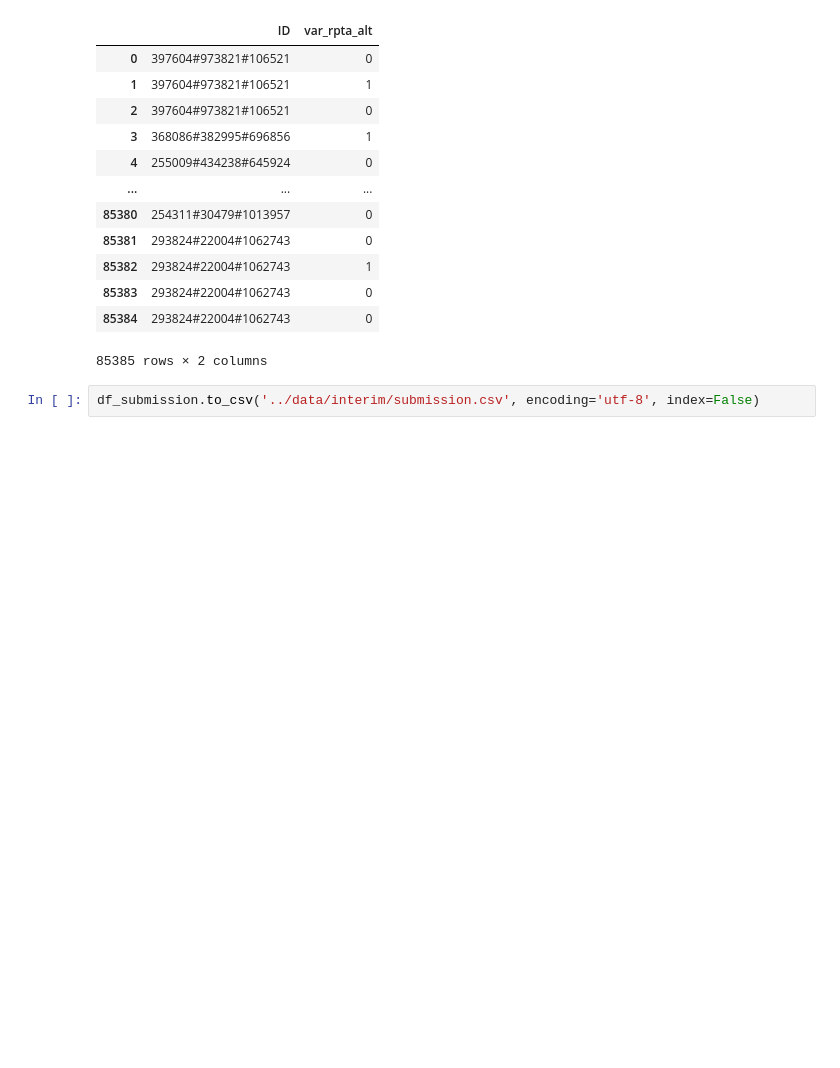
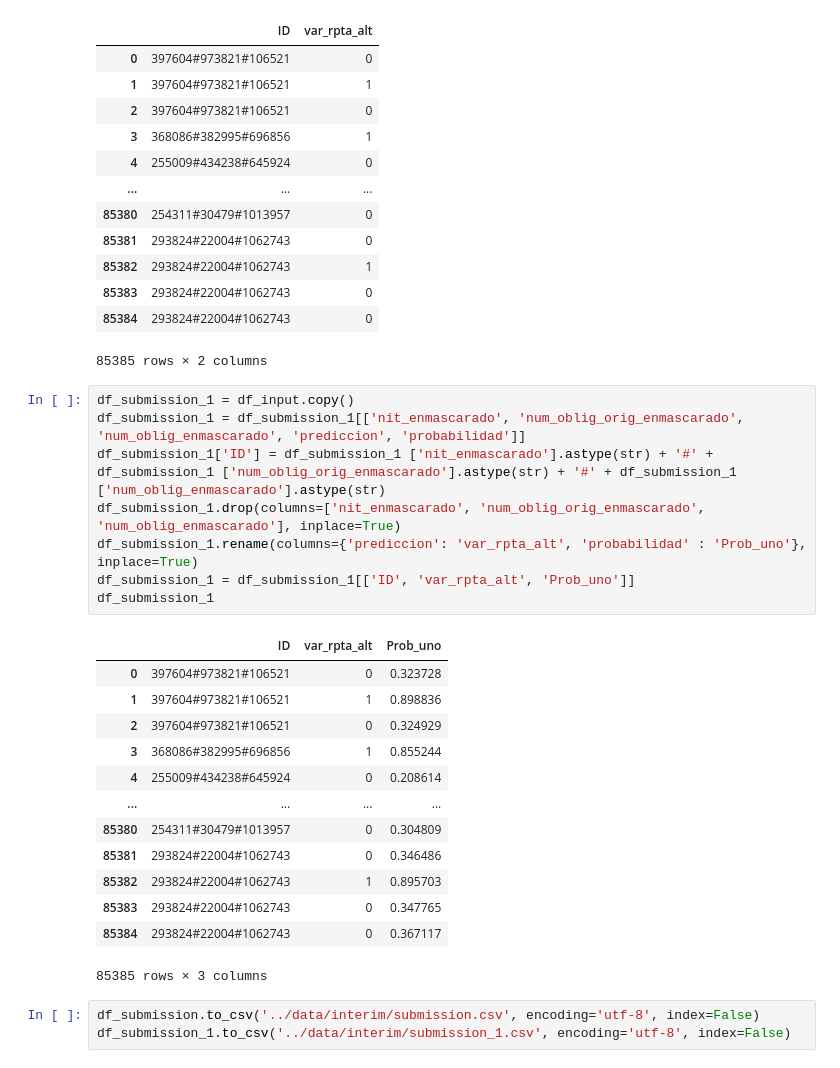
Before and after one commit to lasanchezgi/modelo_operaciones_pago, a Jupyter notebook: notebooks/04_generacion_predicciones.ipynb, the cells around one changed output. Saved outputs shown, nothing was run; the diff lists cells and outputs as text; blank space fills up the shorter version.

```diff
--- a/notebooks/04_generacion_predicciones.ipynb
+++ b/notebooks/04_generacion_predicciones.ipynb
@@ -125,5 +125,28 @@ df_submission
 | 85383 | 293824#22004#1062743 | 0 |
 | 85384 | 293824#22004#1062743 | 0 |
 85385 rows × 2 columns
+# %%
+df_submission_1 = df_input.copy()
+df_submission_1 = df_submission_1[['nit_enmascarado', 'num_oblig_orig_enmascarado', 'num_oblig_enmascarado', 'prediccion', 'probabilidad']]
+df_submission_1['ID'] = df_submission_1 ['nit_enmascarado'].astype(str) + '#' + df_submission_1 ['num_oblig_orig_enmascarado'].astype(str) + '#' + df_submission_1 ['num_oblig_enmascarado'].astype(str)
+df_submission_1.drop(columns=['nit_enmascarado', 'num_oblig_orig_enmascarado', 'num_oblig_enmascarado'], inplace=True)
+df_submission_1.rename(columns={'prediccion': 'var_rpta_alt', 'probabilidad' : 'Prob_uno'}, inplace=True)
+df_submission_1 = df_submission_1[['ID', 'var_rpta_alt', 'Prob_uno']]
+df_submission_1
+# %% [output]
+|  | ID | var_rpta_alt | Prob_uno |
+| 0 | 397604#973821#106521 | 0 | 0.323728 |
+| 1 | 397604#973821#106521 | 1 | 0.898836 |
+| 2 | 397604#973821#106521 | 0 | 0.324929 |
+| 3 | 368086#382995#696856 | 1 | 0.855244 |
+| 4 | 255009#434238#645924 | 0 | 0.208614 |
+| ... | ... | ... | ... |
+| 85380 | 254311#30479#1013957 | 0 | 0.304809 |
+| 85381 | 293824#22004#1062743 | 0 | 0.346486 |
+| 85382 | 293824#22004#1062743 | 1 | 0.895703 |
+| 85383 | 293824#22004#1062743 | 0 | 0.347765 |
+| 85384 | 293824#22004#1062743 | 0 | 0.367117 |
+85385 rows × 3 columns
 # %%
 df_submission.to_csv('../data/interim/submission.csv', encoding='utf-8', index=False)
+df_submission_1.to_csv('../data/interim/submission_1.csv', encoding='utf-8', index=False)
```
